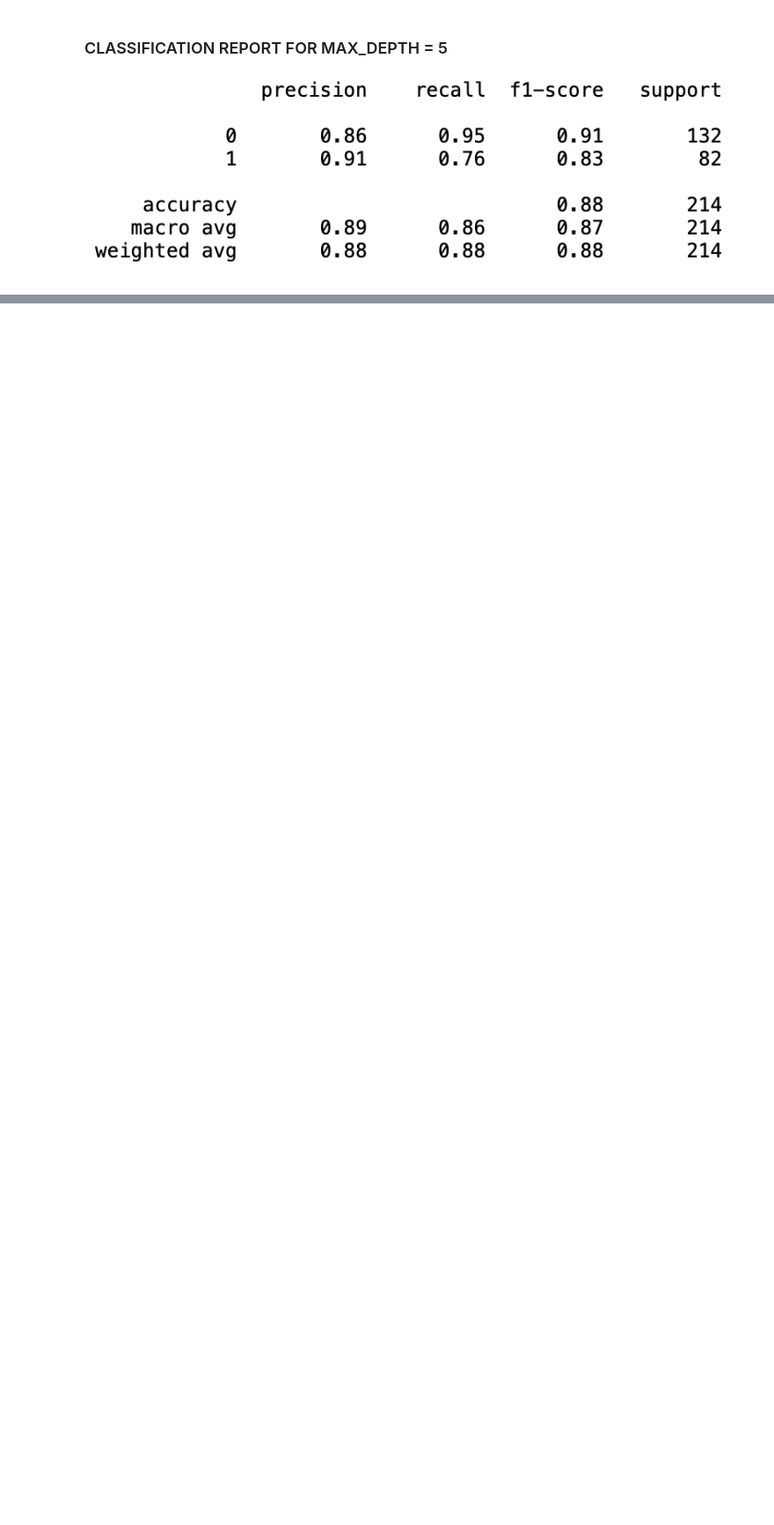
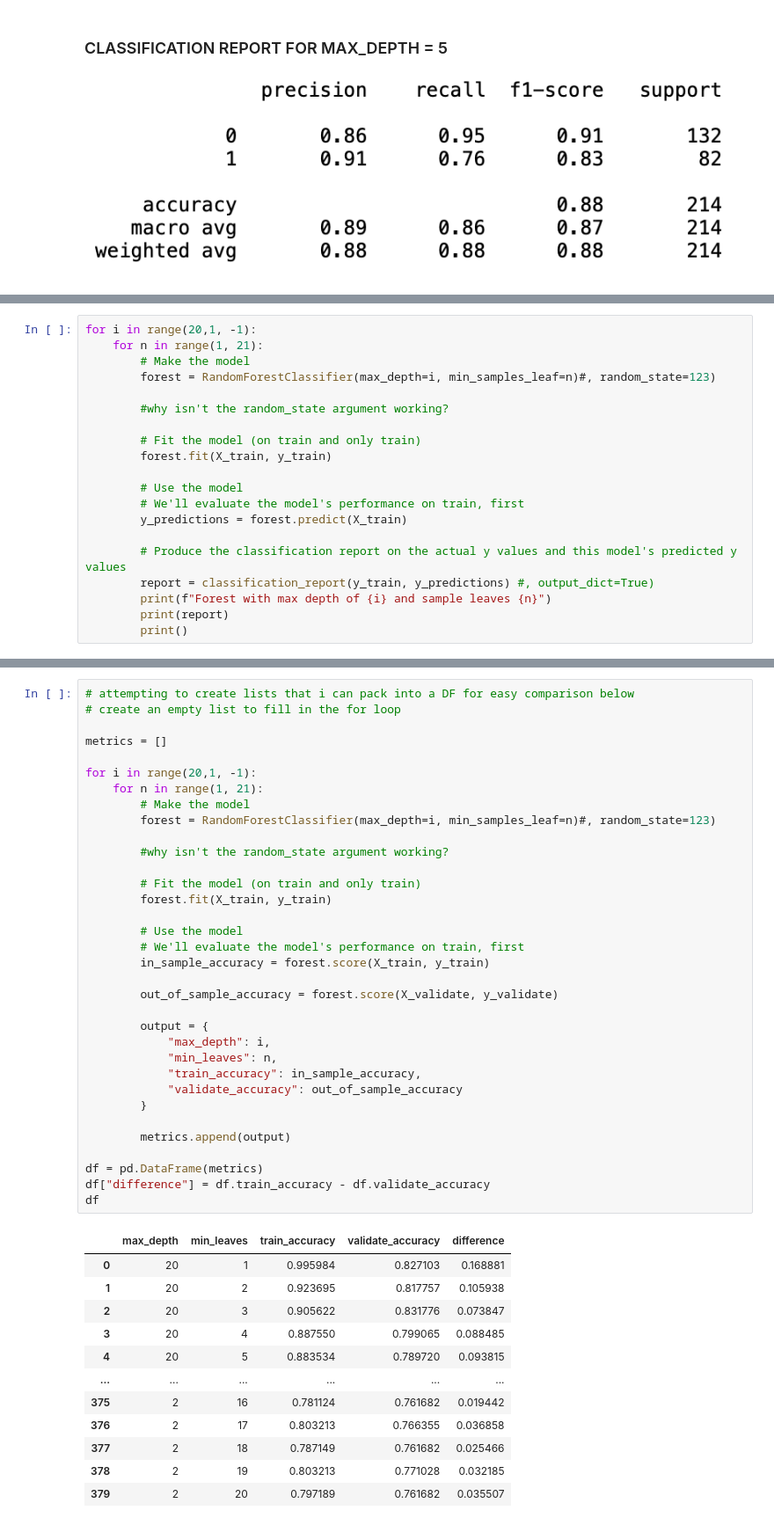
Before and after one commit to brianclements03/classification-exercises, a Jupyter notebook: Model.ipynb, the cells around one changed output, grey strips where cells are left out. Shown: that part at 88% size. Saved outputs shown, nothing was run; the diff lists cells and outputs as text; blank space fills up the shorter version.

```diff
--- a/Model.ipynb
+++ b/Model.ipynb
@@ -403,0 +655,20 @@ weighted avg       0.84      0.83      0.82       214
+# %%
+for i in range(20,1, -1):
+    for n in range(1, 21):
+        # Make the model
+        forest = RandomForestClassifier(max_depth=i, min_samples_leaf=n)#, random_state=123)
+
+        #why isn't the random_state argument working?
+
+        # Fit the model (on train and only train)
+        forest.fit(X_train, y_train)
+
+        # Use the model
+        # We'll evaluate the model's performance on train, first
+        y_predictions = forest.predict(X_train)
+
+        # Produce the classification report on the actual y values and this model's predicted y values
+        report = classification_report(y_train, y_predictions) #, output_dict=True)
+        print(f"Forest with max depth of {i} and sample leaves {n}")
+        print(report)
+        print()
@@ -403,0 +697,47 @@ weighted avg       0.84      0.83      0.82       214
+# %%
+# attempting to create lists that i can pack into a DF for easy comparison below
+# create an empty list to fill in the for loop
+
+metrics = []
+
+for i in range(20,1, -1):
+    for n in range(1, 21):
+        # Make the model
+        forest = RandomForestClassifier(max_depth=i, min_samples_leaf=n)#, random_state=123)
+
+        #why isn't the random_state argument working?
+
+        # Fit the model (on train and only train)
+        forest.fit(X_train, y_train)
+
+        # Use the model
+        # We'll evaluate the model's performance on train, first
+        in_sample_accuracy = forest.score(X_train, y_train)
+
+        out_of_sample_accuracy = forest.score(X_validate, y_validate)
+
+        output = {
+            "max_depth": i,
+            "min_leaves": n,
+            "train_accuracy": in_sample_accuracy,
+            "validate_accuracy": out_of_sample_accuracy
+        }
+
+        metrics.append(output)
+
+df = pd.DataFrame(metrics)
+df["difference"] = df.train_accuracy - df.validate_accuracy
+df
+# %% [output]
+|  | max_depth | min_leaves | train_accuracy | validate_accuracy | difference |
+| 0 | 20 | 1 | 0.995984 | 0.827103 | 0.168881 |
+| 1 | 20 | 2 | 0.923695 | 0.817757 | 0.105938 |
+| 2 | 20 | 3 | 0.905622 | 0.831776 | 0.073847 |
+| 3 | 20 | 4 | 0.887550 | 0.799065 | 0.088485 |
+| 4 | 20 | 5 | 0.883534 | 0.789720 | 0.093815 |
+| ... | ... | ... | ... | ... | ... |
+| 375 | 2 | 16 | 0.781124 | 0.761682 | 0.019442 |
+| 376 | 2 | 17 | 0.803213 | 0.766355 | 0.036858 |
+| 377 | 2 | 18 | 0.787149 | 0.761682 | 0.025466 |
+| 378 | 2 | 19 | 0.803213 | 0.771028 | 0.032185 |
+| 379 | 2 | 20 | 0.797189 | 0.761682 | 0.035507 |
```
Also changed, not shown: parts of 33 cells of this notebook, 2 other files.
